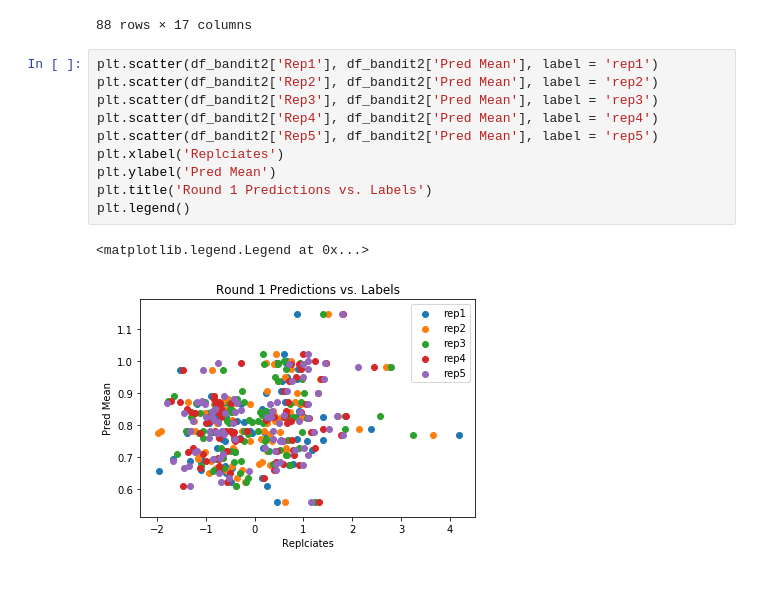
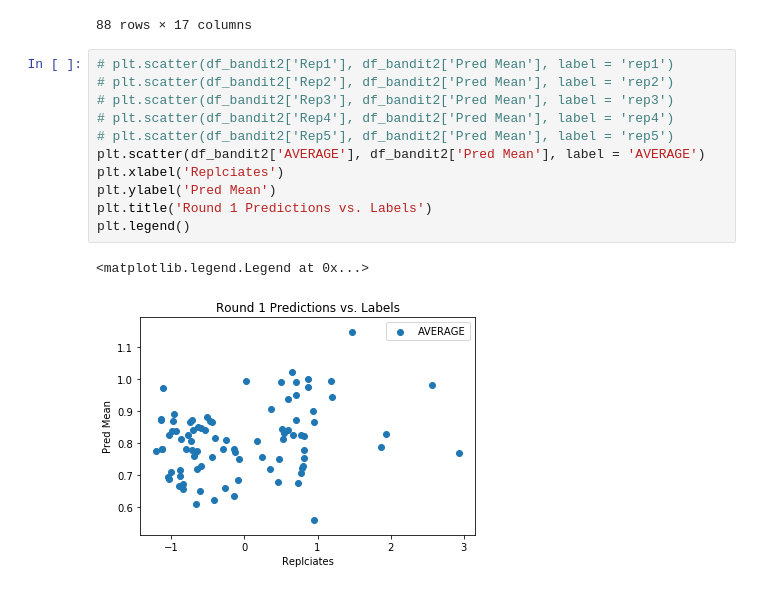
Before and after one commit to mholowko/Solaris, a Jupyter notebook: notebooks/result_analysis/Data_visualisation.ipynb, the cells around one changed output. Saved outputs shown, nothing was run; the diff lists cells and outputs as text.

```diff
--- a/notebooks/result_analysis/Data_visualisation.ipynb
+++ b/notebooks/result_analysis/Data_visualisation.ipynb
@@ -164,15 +174,16 @@ df_bandit2
 | 264 | 264 | RBS_BA_3330 | bandit2 | Third_Plate | TTTAAGATGGTTATATACAT | TGGTTA | 0.666195 | 0.643800 | 0.653379 | 0.806894 | 1.091817 | ... |
 88 rows × 17 columns
 # %%
-plt.scatter(df_bandit2['Rep1'], df_bandit2['Pred Mean'], label = 'rep1')
-plt.scatter(df_bandit2['Rep2'], df_bandit2['Pred Mean'], label = 'rep2')
-plt.scatter(df_bandit2['Rep3'], df_bandit2['Pred Mean'], label = 'rep3')
-plt.scatter(df_bandit2['Rep4'], df_bandit2['Pred Mean'], label = 'rep4')
-plt.scatter(df_bandit2['Rep5'], df_bandit2['Pred Mean'], label = 'rep5')
+# plt.scatter(df_bandit2['Rep1'], df_bandit2['Pred Mean'], label = 'rep1')
+# plt.scatter(df_bandit2['Rep2'], df_bandit2['Pred Mean'], label = 'rep2')
+# plt.scatter(df_bandit2['Rep3'], df_bandit2['Pred Mean'], label = 'rep3')
+# plt.scatter(df_bandit2['Rep4'], df_bandit2['Pred Mean'], label = 'rep4')
+# plt.scatter(df_bandit2['Rep5'], df_bandit2['Pred Mean'], label = 'rep5')
+plt.scatter(df_bandit2['AVERAGE'], df_bandit2['Pred Mean'], label = 'AVERAGE')
 plt.xlabel('Replciates')
 plt.ylabel('Pred Mean')
 plt.title('Round 1 Predictions vs. Labels')
 plt.legend()
 # %% [output]
 <matplotlib.legend.Legend at 0x...>
-[figure, old version]
+[figure, new version]
```
Also changed, not shown: parts of 6 cells of this notebook, 6 other files.
